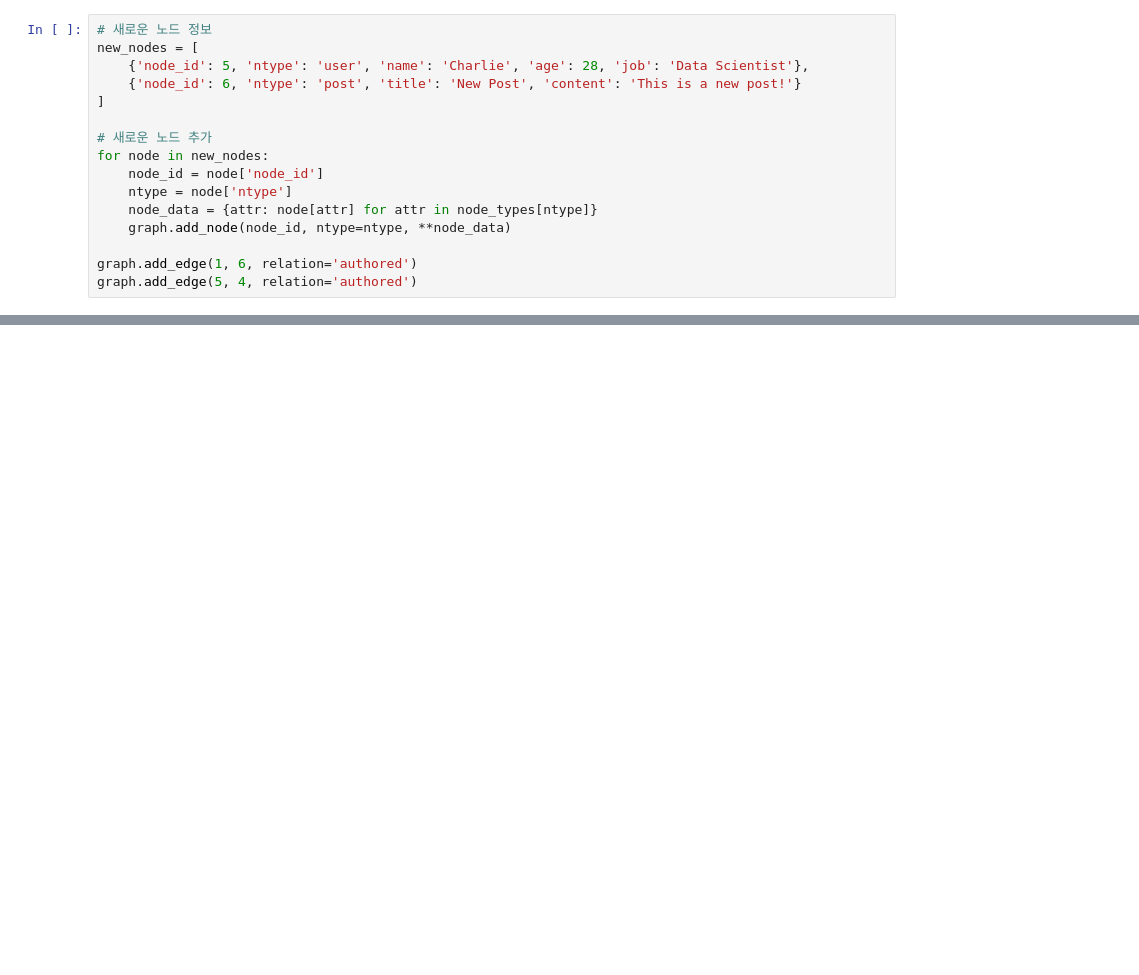
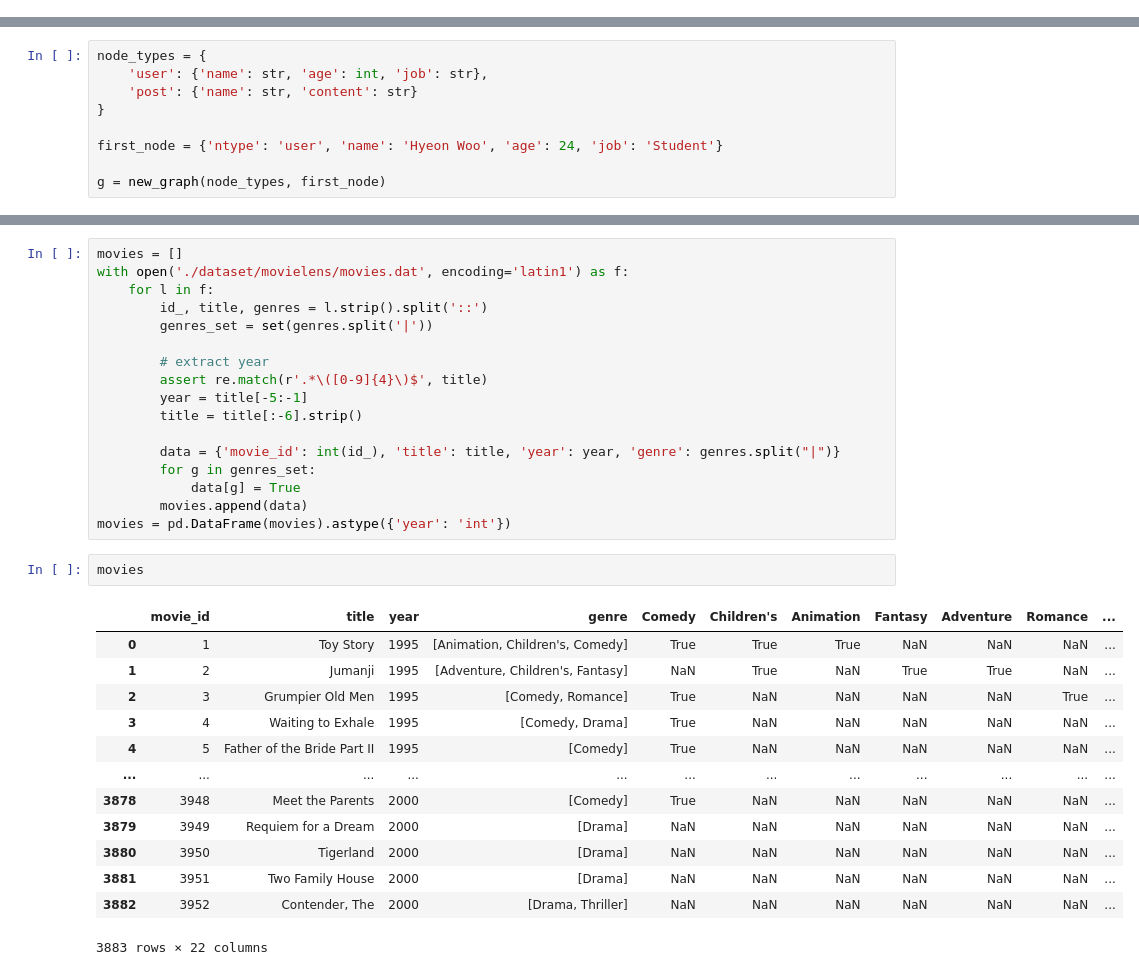
Before and after one commit to DataCampus2023/recommender-system, a Jupyter notebook: embedding/gnn/networekx_graph.ipynb, the cells around one changed output, grey strips where cells are left out. Drawn from its saved outputs; the diff is of its cells as text; blank space fills up the shorter version.

```diff
--- a/embedding/gnn/networekx_graph.ipynb
+++ b/embedding/gnn/networekx_graph.ipynb
@@ -29,16 +0,0 @@ Edges: [(1, 3, {'relation': 'authored'}), (2, 4, {'relation': 'authored'})]
-# %%
-# 새로운 노드 정보
-new_nodes = [
-    {'node_id': 5, 'ntype': 'user', 'name': 'Charlie', 'age': 28, 'job': 'Data Scientist'},
-    {'node_id': 6, 'ntype': 'post', 'title': 'New Post', 'content': 'This is a new post!'}
-]
-
-# 새로운 노드 추가
-for node in new_nodes:
-    node_id = node['node_id']
-    ntype = node['ntype']
-    node_data = {attr: node[attr] for attr in node_types[ntype]}
-    graph.add_node(node_id, ntype=ntype, **node_data)
-
-graph.add_edge(1, 6, relation='authored')
-graph.add_edge(5, 4, relation='authored')
@@ -74,0 +37,9 @@ def edge_add(graph, user, post):
+# %%
+node_types = {
+    'user': {'name': str, 'age': int, 'job': str},
+    'post': {'name': str, 'content': str}
+}
+
+first_node = {'ntype': 'user', 'name': 'Hyeon Woo', 'age': 24, 'job': 'Student'}
+
+g = new_graph(node_types, first_node)
@@ -74,0 +79,33 @@ def edge_add(graph, user, post):
+# %%
+movies = []
+with open('./dataset/movielens/movies.dat', encoding='latin1') as f:
+    for l in f:
+        id_, title, genres = l.strip().split('::')
+        genres_set = set(genres.split('|'))
+
+        # extract year
+        assert re.match(r'.*\([0-9]{4}\)$', title)
+        year = title[-5:-1]
+        title = title[:-6].strip()
+
+        data = {'movie_id': int(id_), 'title': title, 'year': year, 'genre': genres.split("|")}
+        for g in genres_set:
+            data[g] = True
+        movies.append(data)
+movies = pd.DataFrame(movies).astype({'year': 'int'})
+# %%
+movies
+# %% [output]
+|  | movie_id | title | year | genre | Comedy | Children's | Animation | Fantasy | Adventure | Romance | ... |
+| 0 | 1 | Toy Story | 1995 | [Animation, Children's, Comedy] | True | True | True | NaN | NaN | NaN | ... |
+| 1 | 2 | Jumanji | 1995 | [Adventure, Children's, Fantasy] | NaN | True | NaN | True | True | NaN | ... |
+| 2 | 3 | Grumpier Old Men | 1995 | [Comedy, Romance] | True | NaN | NaN | NaN | NaN | True | ... |
+| 3 | 4 | Waiting to Exhale | 1995 | [Comedy, Drama] | True | NaN | NaN | NaN | NaN | NaN | ... |
+| 4 | 5 | Father of the Bride Part II | 1995 | [Comedy] | True | NaN | NaN | NaN | NaN | NaN | ... |
+| ... | ... | ... | ... | ... | ... | ... | ... | ... | ... | ... | ... |
+| 3878 | 3948 | Meet the Parents | 2000 | [Comedy] | True | NaN | NaN | NaN | NaN | NaN | ... |
+| 3879 | 3949 | Requiem for a Dream | 2000 | [Drama] | NaN | NaN | NaN | NaN | NaN | NaN | ... |
+| 3880 | 3950 | Tigerland | 2000 | [Drama] | NaN | NaN | NaN | NaN | NaN | NaN | ... |
+| 3881 | 3951 | Two Family House | 2000 | [Drama] | NaN | NaN | NaN | NaN | NaN | NaN | ... |
+| 3882 | 3952 | Contender, The | 2000 | [Drama, Thriller] | NaN | NaN | NaN | NaN | NaN | NaN | ... |
+3883 rows × 22 columns
```
Also changed, not shown: parts of 30 cells of this notebook.
